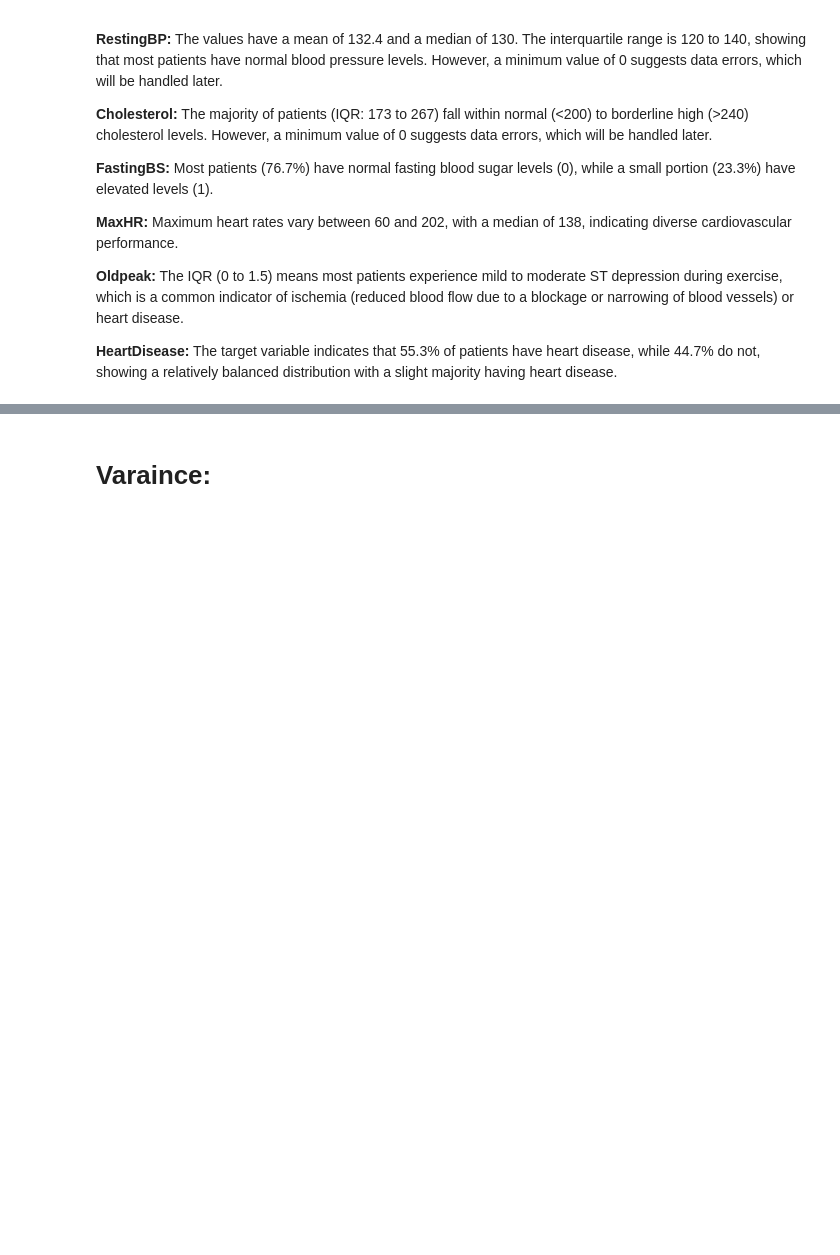
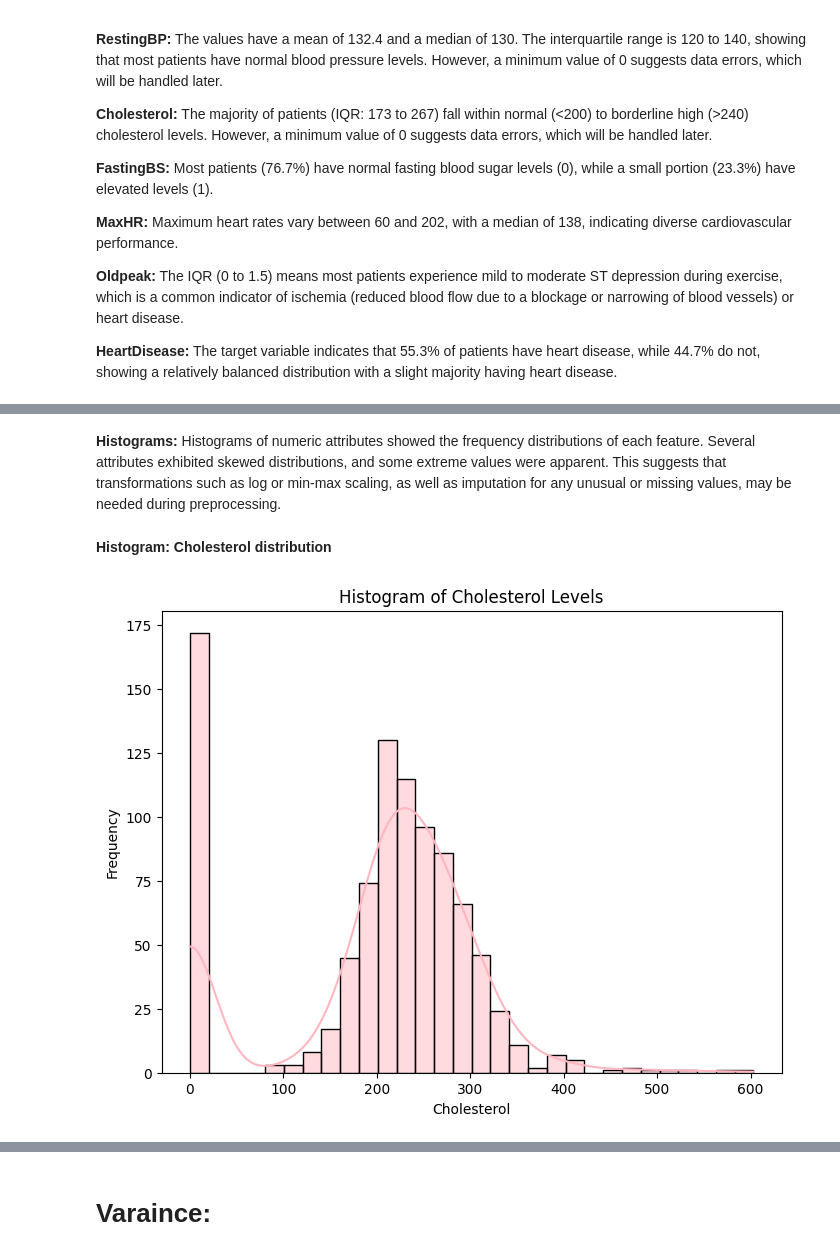
Before and after one commit to Janaalsh5/Heart-Disease, a Jupyter notebook: Phase1.ipynb, the cells around one changed output, grey strips where cells are left out. Drawn from its saved outputs; the diff is of its cells as text; code cells hidden in the pictures; blank space fills up the shorter version.

```diff
--- a/Phase1.ipynb
+++ b/Phase1.ipynb
@@ -136,0 +184,13 @@ df.describe()
+# %% [markdown]
+**Histograms:** Histograms of numeric attributes showed the frequency distributions of each feature. Several attributes exhibited skewed distributions, and some extreme values were apparent. This suggests that transformations such as log or min-max scaling, as well as imputation for any unusual or missing values, may be needed during preprocessing.
+# %% [markdown]
+**Histogram: Cholesterol distribution**
+# %%
+plt.figure(figsize=(8,6))
+sns.histplot(df["Cholesterol"], bins=30, kde=True)
+plt.title("Histogram of Cholesterol Levels")
+plt.xlabel("Cholesterol")
+plt.ylabel("Frequency")
+plt.show()
+# %% [output]
+[figure, added]
```
Also changed, not shown: parts of 66 cells of this notebook.
